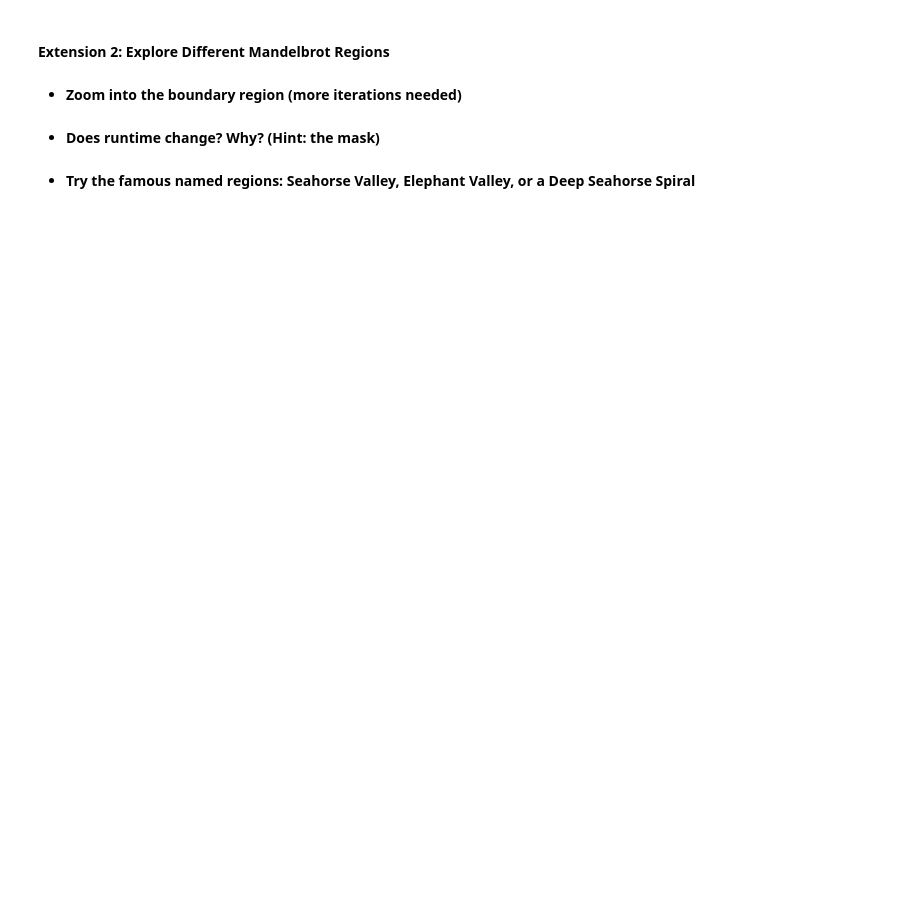
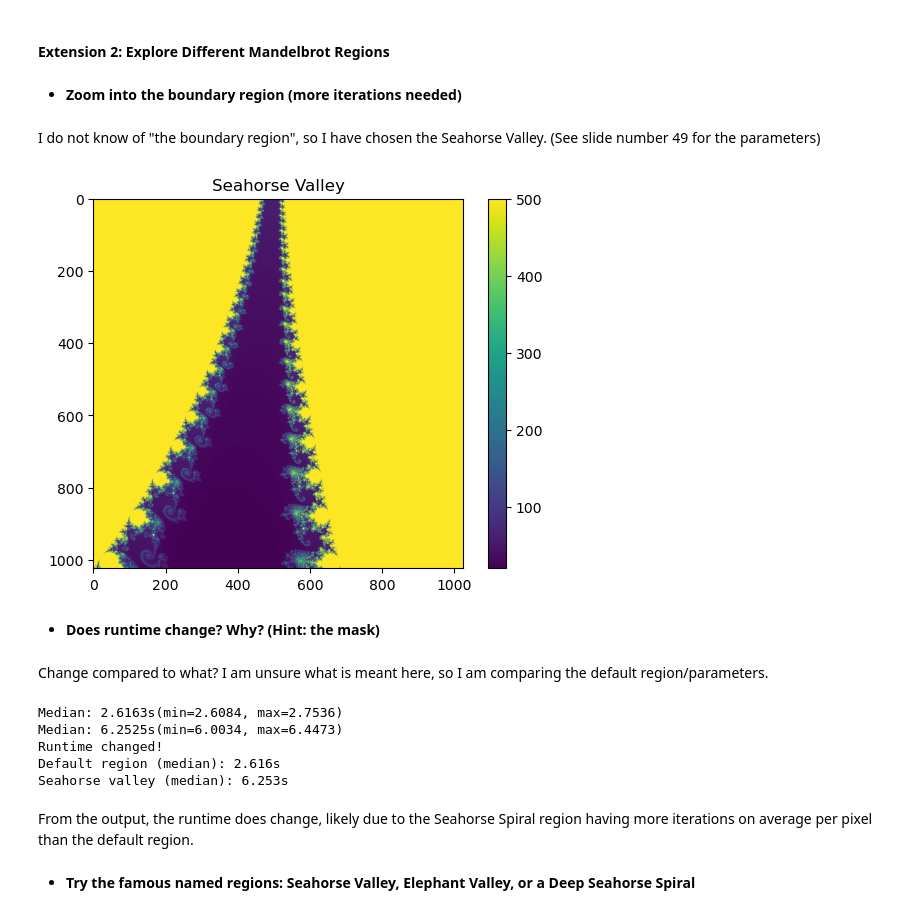
Before and after one commit to NDS8-TCP/nsc-mikkel, a Jupyter notebook: l02_exercises.ipynb, the cells around one changed output. Cells and saved outputs as stored; diff of their text form; code cells hidden in the pictures; blank space fills up the shorter version.

```diff
--- a/l02_exercises.ipynb
+++ b/l02_exercises.ipynb
@@ -357,7 +438,49 @@ Date:   Mon Mar 2 20:47:40 2026 +0000
 #### ****Extension 2: Explore Different Mandelbrot Regions****
 # %% [markdown]
 - **Zoom into the boundary region (more iterations needed)**
+# %% [markdown]
+I do not know of "the boundary region", so I have chosen the Seahorse Valley. (See slide number 49 for the parameters)
+# %%
+from mandelbrot import compute_mandelbrot_numpy
+
+image = compute_mandelbrot_numpy(-0.8, -0.7, 0.05, 0.15, 1024, 1024, 500)
+# %%
+import matplotlib.pyplot as plt
+
+plt.figure()
+plt.title("Seahorse Valley")
+plt.imshow(image)
+plt.colorbar()
+plt.show()
+# %% [output]
+[figure, added]
 # %% [markdown]
 - **Does runtime change? Why? (Hint: the mask)**
+# %% [markdown]
+Change compared to what? I am unsure what is meant here, so I am comparing the default region/parameters.
+# %%
+# Testing with seahorse valley
+
+# using max_iter = 500 instead of 100
+t_default, _ = benchmark(numpy_python,
+                         -2, 1, -1.5, 1.5, 1024, 1024, 500)
+t_seahorse, _ = benchmark(numpy_python, -0.8, -0.7,
+                          0.05, 0.15, 1024, 1024, 500)
+
+if t_default == t_seahorse:
+    print("Runtime did NOT change.")
+else:
+    print("Runtime changed!")
+
+print(f"Default region (median): {t_default:.3f}s")
+print(f"Seahorse valley (median): {t_seahorse:.3f}s")
+# %% [output]
+Median: 2.6163s(min=2.6084, max=2.7536)
+Median: 6.2525s(min=6.0034, max=6.4473)
+Runtime changed!
+Default region (median): 2.616s
+Seahorse valley (median): 6.253s
+# %% [markdown]
+From the output, the runtime does change, likely due to the Seahorse Spiral region having more iterations on average per pixel than the default region.
 # %% [markdown]
 - **Try the famous named regions: **Seahorse Valley**, **Elephant Valley**, or a **Deep Seahorse Spiral****
```
Also changed, not shown: parts of 14 cells of this notebook, 2 other files.
